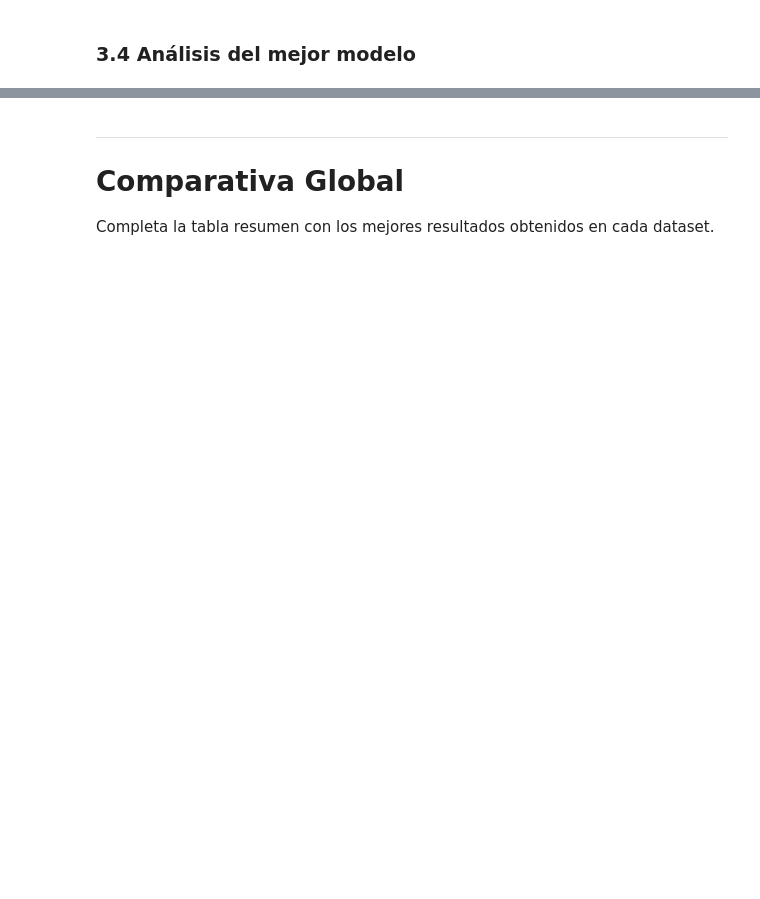
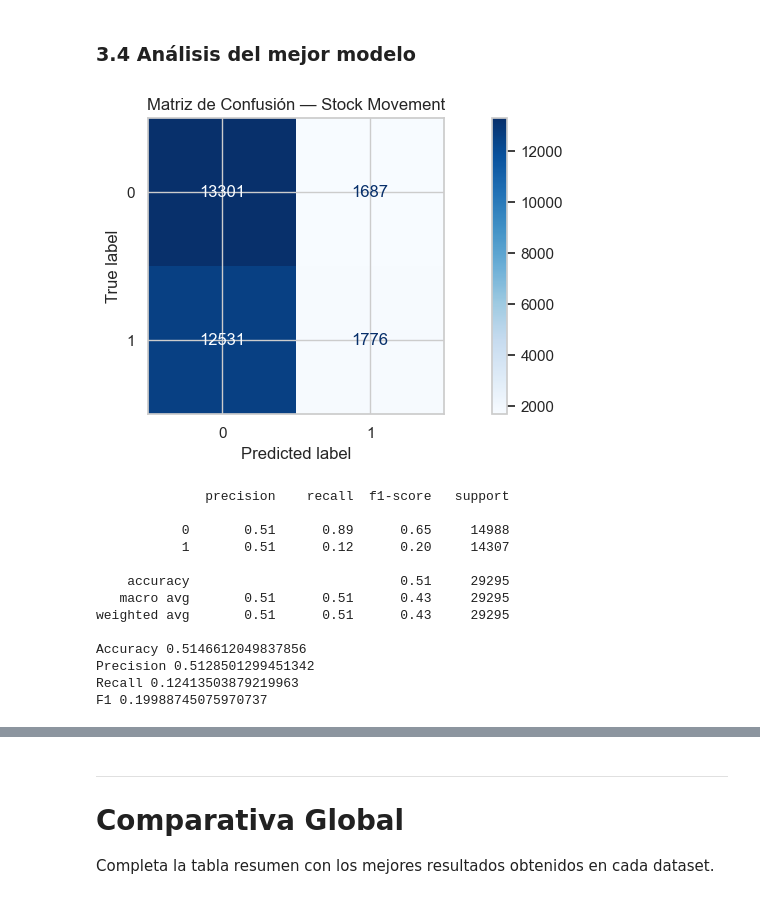
Before and after one commit to acanora02/IC, a Jupyter notebook: practica5_ml/notebook_13_clasificadores.ipynb, the cells around one changed output, grey strips where cells are left out. Cells and saved outputs as stored; diff of their text form; code cells hidden in the pictures; blank space fills up the shorter version.

```diff
--- a/practica5_ml/notebook_13_clasificadores.ipynb
+++ b/practica5_ml/notebook_13_clasificadores.ipynb
@@ -324,11 +466,11 @@ print(f'Distribución de clases:\n{df_stock["target"].value_counts()}')
 # Un split aleatorio mezclaría datos del futuro con el pasado (data leakage).
 # En series temporales se usa shuffle=False para respetar el orden cronológico.
 
-# X_stock = ...
-# y_stock = ...
-# scaler_stock = StandardScaler()
-# X_stock_scaled = scaler_stock.fit_transform(X_stock)
-# X_train_s, X_test_s, y_train_s, y_test_s = train_test_split(..., shuffle=False)
+X_stock = df_stock.drop(columns=['target'])
+y_stock = df_stock['target']
+scaler_stock = StandardScaler()
+X_stock_scaled = scaler_stock.fit_transform(X_stock)
+X_train_s, X_test_s, y_train_s, y_test_s = train_test_split(X_stock_scaled, y_stock, test_size=0.2, shuffle=False)
 # %% [markdown]
 ### 3.3 Entrenamiento y evaluación de clasificadores
 # %%
@@ -341,10 +500,25 @@ print(f'Distribución de clases:\n{df_stock["target"].value_counts()}')
 # %%
 # TODO: Instancia y entrena el modelo que haya obtenido mayor Precision
 # Muestra su matriz de confusión con mostrar_confusion()
 
-# mejor_s = ...
-# mejor_s.fit(X_train_s, y_train_s)
-# mostrar_confusion(mejor_s, X_test_s, y_test_s, titulo='...')
+mejor_s = SVC()
+mejor_s.fit(X_train_s, y_train_s)
+mostrar_confusion(mejor_s, X_test_s, y_test_s, titulo='Matriz de Confusión — Stock Movement')
+# %% [output]
+[figure, added]
+              precision    recall  f1-score   support
+
+           0       0.51      0.89      0.65     14988
+           1       0.51      0.12      0.20     14307
+
+    accuracy                           0.51     29295
+   macro avg       0.51      0.51      0.43     29295
+weighted avg       0.51      0.51      0.43     29295
+
+Accuracy 0.5146612049837856
+Precision 0.5128501299451342
+Recall 0.12413503879219963
+F1 0.19988745075970737
 # %% [markdown]
 ### 3.5 Conclusiones — Stock Movement
 
```
Also changed, not shown: parts of 20 cells of this notebook.
